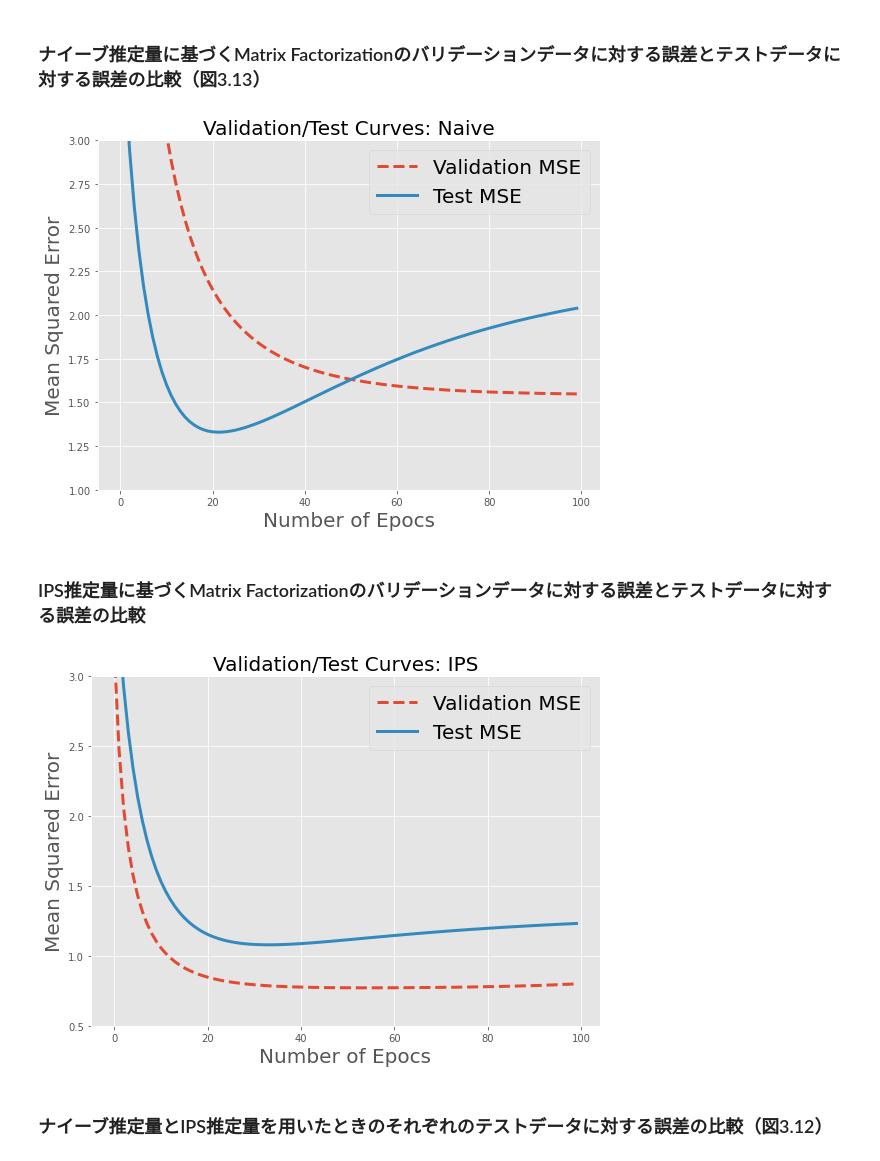
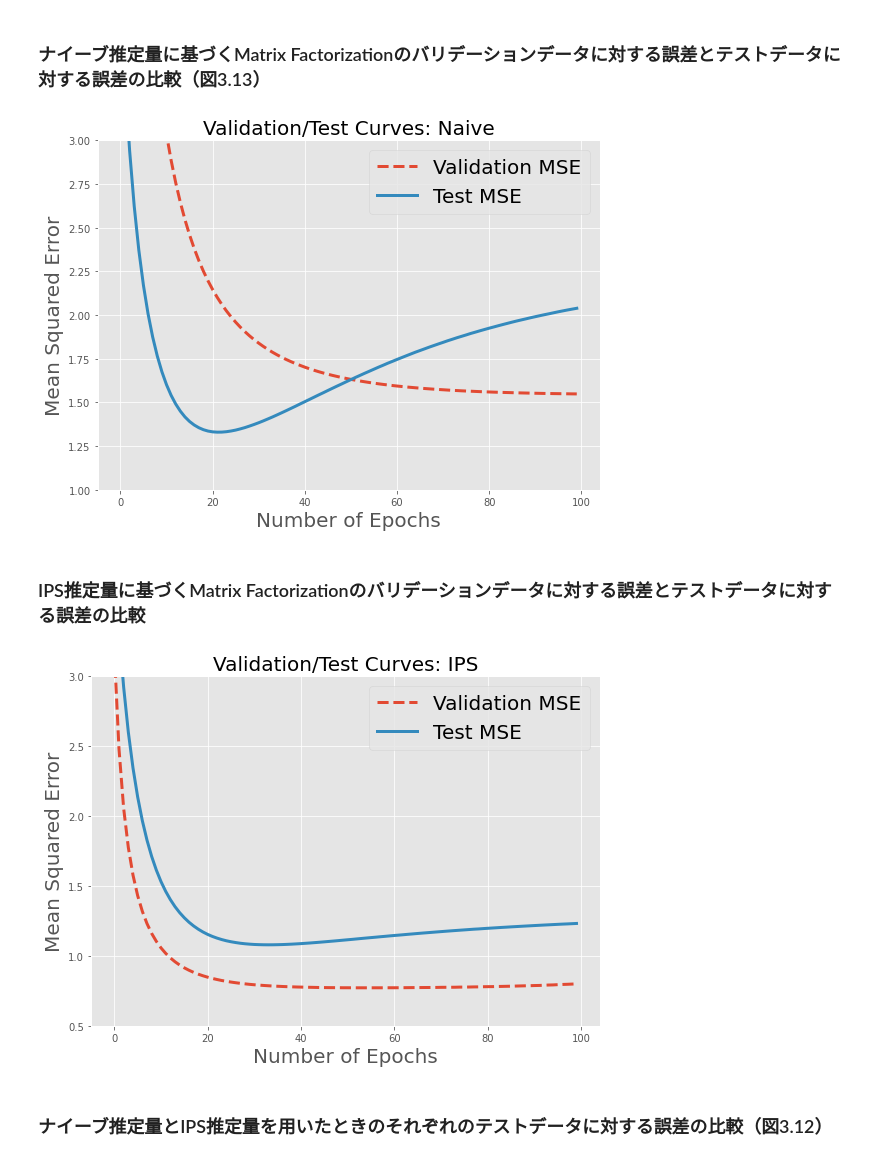
Before and after one commit to ghmagazine/ml_design_book, a Jupyter notebook: ch03/naive-vs-ips.ipynb, the cells around one changed output. Saved outputs shown, nothing was run; the diff lists cells and outputs as text; code cells hidden in the pictures.

```diff
--- a/ch03/naive-vs-ips.ipynb
+++ b/ch03/naive-vs-ips.ipynb
@@ -84,17 +84,17 @@ val_loss_ips, test_loss_ips = mf_ips.fit(
 # %%
 plt.subplots(1, figsize=(8,6))
 plt.plot(np.arange(len(val_loss_naive)), val_loss_naive, label="Validation MSE", linewidth=3, linestyle="dashed")
 plt.plot(np.arange(len(test_loss_naive)), test_loss_naive, label="Test MSE", linewidth=3)
 
 plt.title("Validation/Test Curves: Naive", fontdict=dict(size=20))
-plt.xlabel("Number of Epocs", fontdict=dict(size=20))
+plt.xlabel("Number of Epochs", fontdict=dict(size=20))
 plt.ylabel("Mean Squared Error", fontdict=dict(size=20))
 plt.ylim([1.0, 3.0])
 plt.tight_layout()
 plt.legend(loc="best", fontsize=20)
 plt.show()
 # %% [output]
-[figure, old version]
+[figure, new version]
 # %% [markdown]
 ### IPS推定量に基づくMatrix Factorizationのバリデーションデータに対する誤差とテストデータに対する誤差の比較
 # %%
@@ -103,14 +103,14 @@ plt.plot(np.arange(len(val_loss_ips)), val_loss_ips, label="Validation MSE", lin
 plt.plot(np.arange(len(test_loss_ips)), test_loss_ips, label="Test MSE", linewidth=3)
 
 plt.title("Validation/Test Curves: IPS", fontdict=dict(size=20))
-plt.xlabel("Number of Epocs", fontdict=dict(size=20))
+plt.xlabel("Number of Epochs", fontdict=dict(size=20))
 plt.ylabel("Mean Squared Error", fontdict=dict(size=20))
 plt.ylim([0.5, 3.0])
 plt.tight_layout()
 plt.legend(loc="best", fontsize=20)
 plt.show()
 # %% [output]
-[figure, old version]
+[figure, new version]
 # %% [markdown]
 ### ナイーブ推定量とIPS推定量を用いたときのそれぞれのテストデータに対する誤差の比較（図3.12）
 # %%
```
Also changed, not shown: parts of 1 cell of this notebook.
